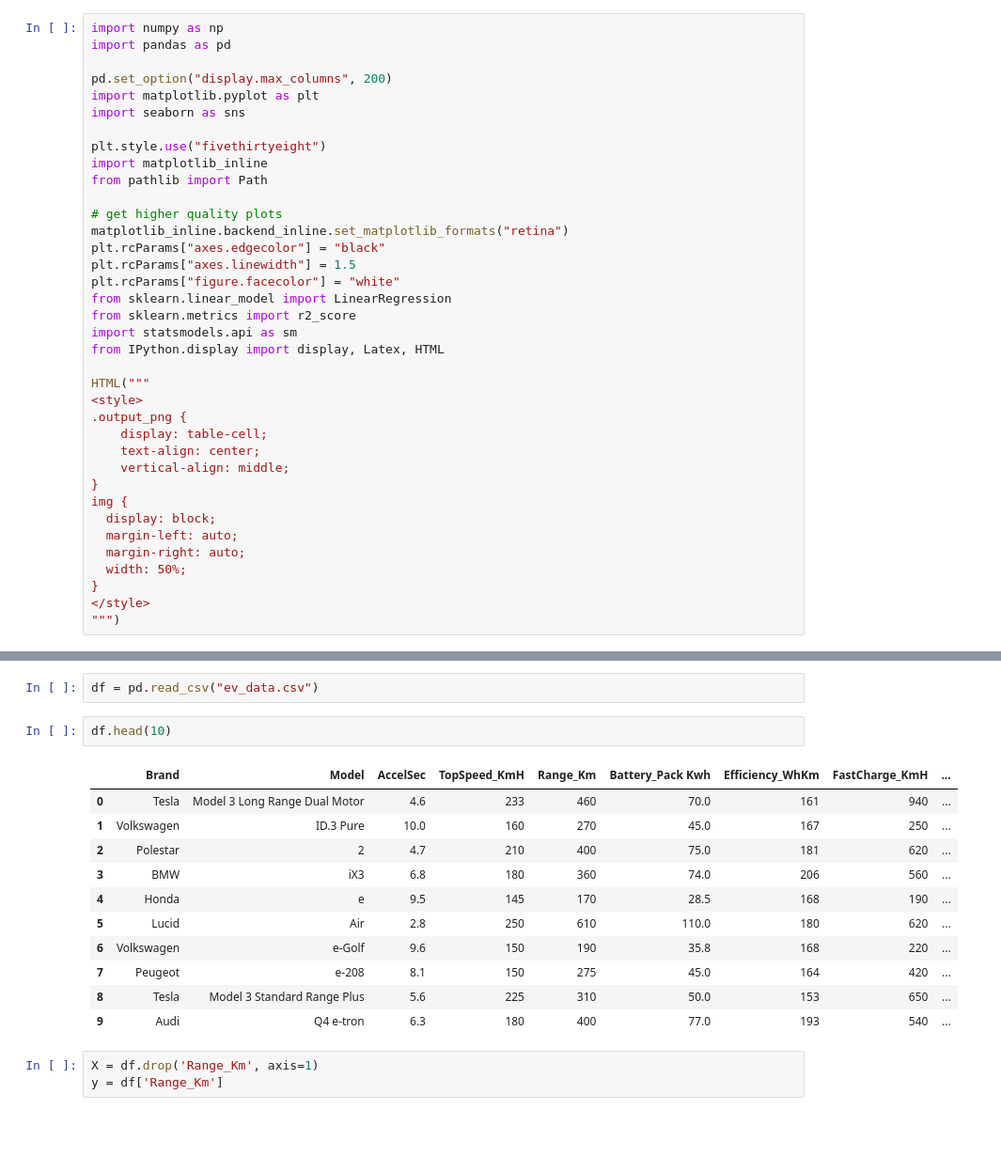
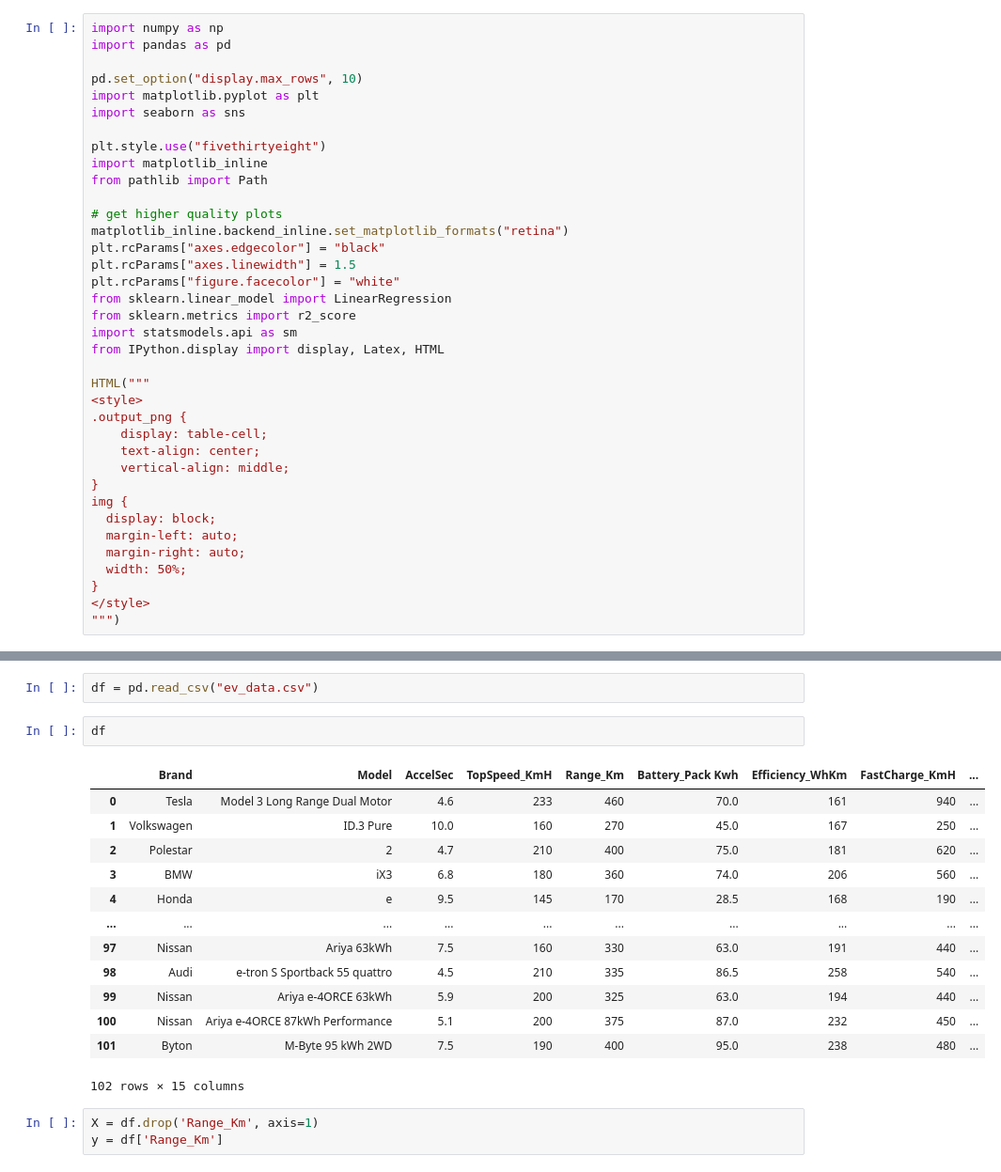
Before and after one commit to lavaman131/EV_range_prediction, a Jupyter notebook: data_loading.ipynb, the cells around one changed output, grey strips where cells are left out. Shown at 94% size. Saved outputs shown, nothing was run; the diff lists cells and outputs as text; blank space fills up the shorter version.

```diff
--- a/data_loading.ipynb
+++ b/data_loading.ipynb
@@ -2,7 +2,7 @@
 import numpy as np
 import pandas as pd
 
-pd.set_option("display.max_columns", 200)
+pd.set_option("display.max_rows", 10)
 import matplotlib.pyplot as plt
 import seaborn as sns
 
@@ -59,19 +59,21 @@ The main covariate that we believe will have the largest impact on the range of
 # %%
 df = pd.read_csv("ev_data.csv")
 # %%
-df.head(10)
+df
 # %% [output]
 |  | Brand | Model | AccelSec | TopSpeed_KmH | Range_Km | Battery_Pack Kwh | Efficiency_WhKm | FastCharge_KmH | ... |
 | 0 | Tesla | Model 3 Long Range Dual Motor | 4.6 | 233 | 460 | 70.0 | 161 | 940 | ... |
 | 1 | Volkswagen | ID.3 Pure | 10.0 | 160 | 270 | 45.0 | 167 | 250 | ... |
 | 2 | Polestar | 2 | 4.7 | 210 | 400 | 75.0 | 181 | 620 | ... |
 | 3 | BMW | iX3 | 6.8 | 180 | 360 | 74.0 | 206 | 560 | ... |
 | 4 | Honda | e | 9.5 | 145 | 170 | 28.5 | 168 | 190 | ... |
-| 5 | Lucid | Air | 2.8 | 250 | 610 | 110.0 | 180 | 620 | ... |
-| 6 | Volkswagen | e-Golf | 9.6 | 150 | 190 | 35.8 | 168 | 220 | ... |
-| 7 | Peugeot | e-208 | 8.1 | 150 | 275 | 45.0 | 164 | 420 | ... |
-| 8 | Tesla | Model 3 Standard Range Plus | 5.6 | 225 | 310 | 50.0 | 153 | 650 | ... |
-| 9 | Audi | Q4 e-tron | 6.3 | 180 | 400 | 77.0 | 193 | 540 | ... |
+| ... | ... | ... | ... | ... | ... | ... | ... | ... | ... |
+| 97 | Nissan | Ariya 63kWh | 7.5 | 160 | 330 | 63.0 | 191 | 440 | ... |
+| 98 | Audi | e-tron S Sportback 55 quattro | 4.5 | 210 | 335 | 86.5 | 258 | 540 | ... |
+| 99 | Nissan | Ariya e-4ORCE 63kWh | 5.9 | 200 | 325 | 63.0 | 194 | 440 | ... |
+| 100 | Nissan | Ariya e-4ORCE 87kWh Performance | 5.1 | 200 | 375 | 87.0 | 232 | 450 | ... |
+| 101 | Byton | M-Byte 95 kWh 2WD | 7.5 | 190 | 400 | 95.0 | 238 | 480 | ... |
+102 rows × 15 columns
 # %%
 X = df.drop('Range_Km', axis=1)
 y = df['Range_Km']
```
Also changed, not shown: parts of 3 cells of this notebook, 2 other files.
